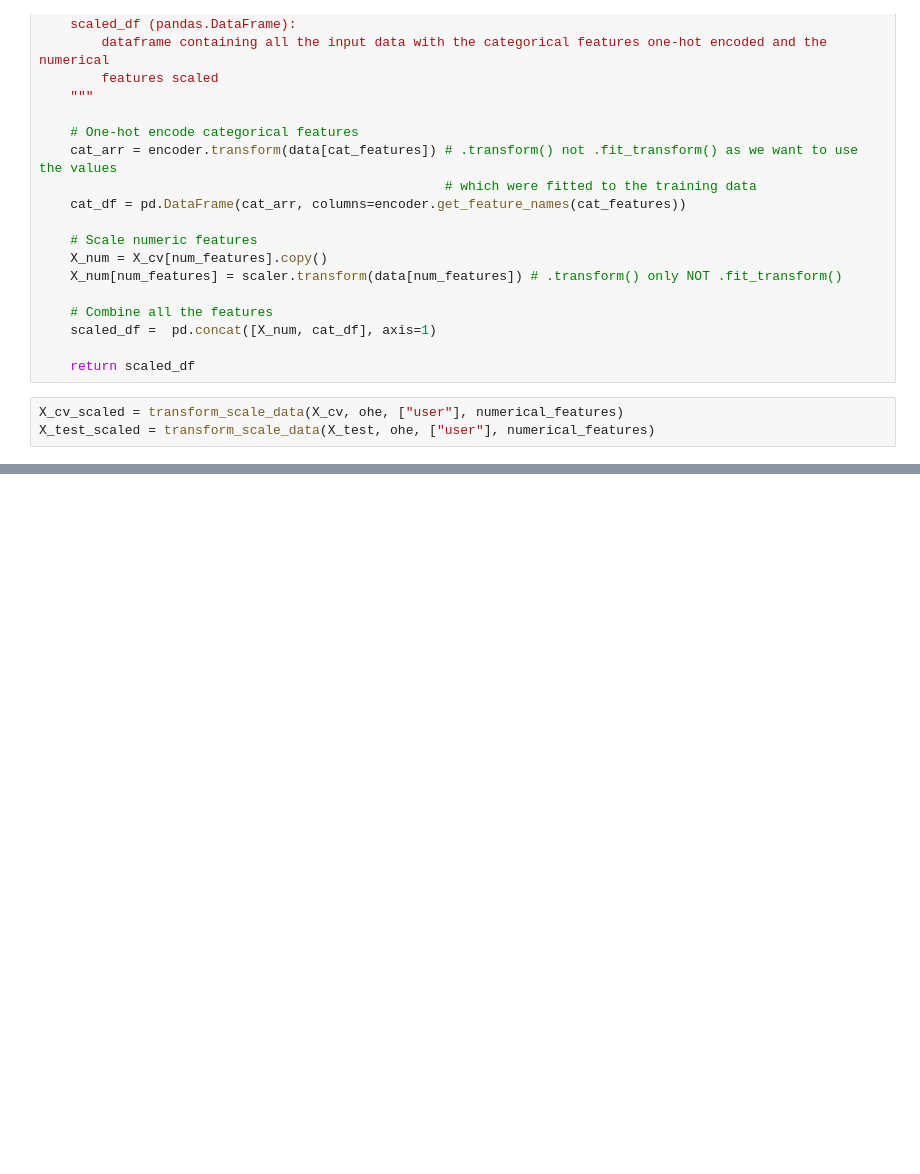
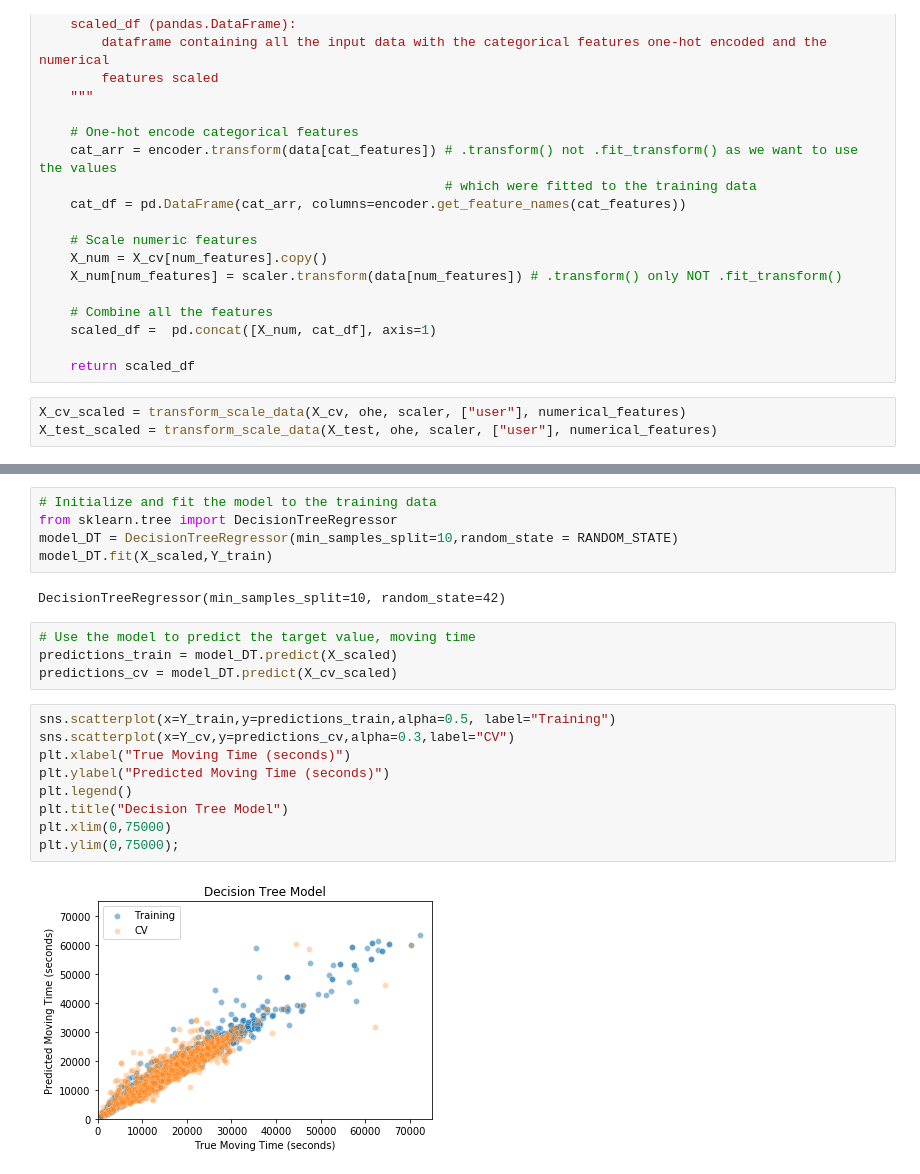
Before and after one commit to EmmaKLofthouse/hiking-trails, a Jupyter notebook: predict_time.ipynb, the cells around one changed output, grey strips where cells are left out. Drawn from its saved outputs; the diff is of its cells as text; blank space fills up the shorter version.

Commit message:
Added initial decision tree model

```diff
--- a/predict_time.ipynb
+++ b/predict_time.ipynb
@@ -418,5 +418,5 @@ def transform_scale_data(data, encoder, scaler, cat_features, num_features):
 
     return scaled_df
 # %%
-X_cv_scaled = transform_scale_data(X_cv, ohe, ["user"], numerical_features)
-X_test_scaled = transform_scale_data(X_test, ohe, ["user"], numerical_features)
+X_cv_scaled = transform_scale_data(X_cv, ohe, scaler, ["user"], numerical_features)
+X_test_scaled = transform_scale_data(X_test, ohe, scaler, ["user"], numerical_features)
@@ -428,0 +430,22 @@ TypeError: transform_scale_data() missing 1 required positional argument: 'num_f
+# %%
+# Initialize and fit the model to the training data
+from sklearn.tree import DecisionTreeRegressor
+model_DT = DecisionTreeRegressor(min_samples_split=10,random_state = RANDOM_STATE)
+model_DT.fit(X_scaled,Y_train)
+# %% [output]
+DecisionTreeRegressor(min_samples_split=10, random_state=42)
+# %%
+# Use the model to predict the target value, moving time
+predictions_train = model_DT.predict(X_scaled)
+predictions_cv = model_DT.predict(X_cv_scaled)
+# %%
+sns.scatterplot(x=Y_train,y=predictions_train,alpha=0.5, label="Training")
+sns.scatterplot(x=Y_cv,y=predictions_cv,alpha=0.3,label="CV")
+plt.xlabel("True Moving Time (seconds)")
+plt.ylabel("Predicted Moving Time (seconds)")
+plt.legend()
+plt.title("Decision Tree Model")
+plt.xlim(0,75000)
+plt.ylim(0,75000);
+# %% [output]
+[figure, added]
```
Also changed, not shown: parts of 4 cells of this notebook.
